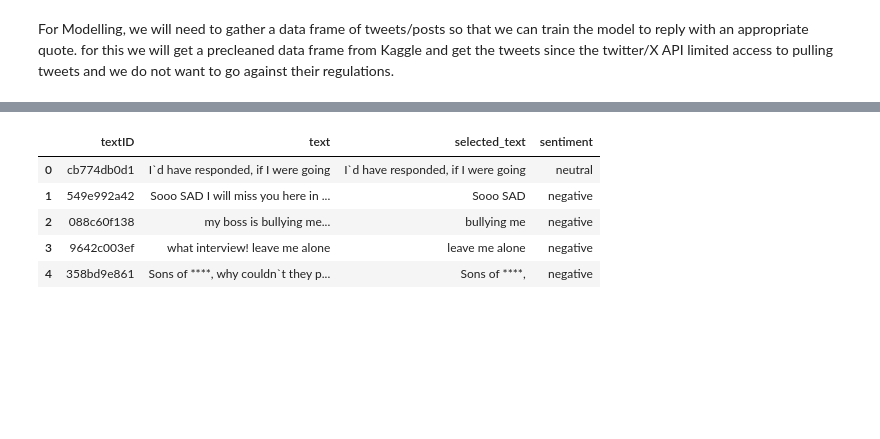
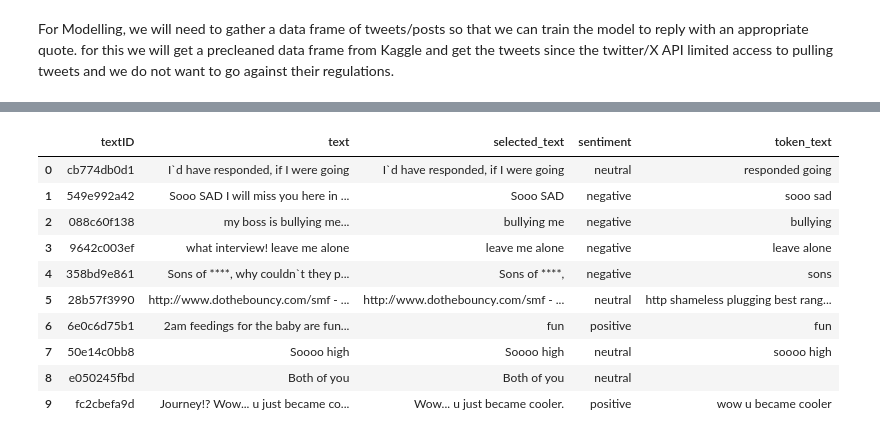
Before and after one commit to I-Macharia/Everyday_Quotes, a Jupyter notebook: Quotes.ipynb, the cells around one changed output, grey strips where cells are left out. Cells and saved outputs as stored; diff of their text form; code cells hidden in the pictures; blank space fills up the shorter version.

```diff
--- a/Quotes.ipynb
+++ b/Quotes.ipynb
@@ -446,0 +429,24 @@ Error:
+# %%
+def preprocesss_text(text):
+    """
+    Preprocesses the given text by converting it to lowercase, tokenizing it, removing stopwords, and joining the tokens back into text.
+
+    Parameters:
+    - text (str): The input text.
+
+    Returns:
+    - str: The preprocessed text.
+    """
+    if isinstance(text, float):
+        # Return an empty string for float values
+        return ''
+    # Lowercase
+    text = text.lower()
+    # Tokenization
+    tokens = word_tokenize(text)
+    # Remove stopwords
+    stop_words = set(stopwords.words('english'))
+    tokens = [word for word in tokens if word.isalnum() and word not in stop_words]
+    return ' '.join(tokens)
+# %%
+tweets['token_text'] = tweets['selected_text'].apply(preprocesss_text)
@@ -518,10 +593,15 @@ Index(['Author Name', 'Tags', 'quote', 'author', 'quote_2', 'author_2'], dtype='
 # %%
-tweets.head()
+tweets.head(10)
 # %% [output]
-|  | textID | text | selected_text | sentiment |
-| 0 | cb774db0d1 | I`d have responded, if I were going | I`d have responded, if I were going | neutral |
-| 1 | 549e992a42 | Sooo SAD I will miss you here in ... | Sooo SAD | negative |
-| 2 | 088c60f138 | my boss is bullying me... | bullying me | negative |
-| 3 | 9642c003ef | what interview! leave me alone | leave me alone | negative |
-| 4 | 358bd9e861 | Sons of ****, why couldn`t they p... | Sons of ****, | negative |
+|  | textID | text | selected_text | sentiment | token_text |
+| 0 | cb774db0d1 | I`d have responded, if I were going | I`d have responded, if I were going | neutral | responded going |
+| 1 | 549e992a42 | Sooo SAD I will miss you here in ... | Sooo SAD | negative | sooo sad |
+| 2 | 088c60f138 | my boss is bullying me... | bullying me | negative | bullying |
+| 3 | 9642c003ef | what interview! leave me alone | leave me alone | negative | leave alone |
+| 4 | 358bd9e861 | Sons of ****, why couldn`t they p... | Sons of ****, | negative | sons |
+| 5 | 28b57f3990 | http://www.dothebouncy.com/smf - ... | http://www.dothebouncy.com/smf - ... | neutral | http shameless plugging best rang... |
+| 6 | 6e0c6d75b1 | 2am feedings for the baby are fun... | fun | positive | fun |
+| 7 | 50e14c0bb8 | Soooo high | Soooo high | neutral | soooo high |
+| 8 | e050245fbd | Both of you | Both of you | neutral |  |
+| 9 | fc2cbefa9d | Journey!? Wow... u just became co... | Wow... u just became cooler. | positive | wow u became cooler |
 # %%
```
Also changed, not shown: parts of 37 cells of this notebook, 1 other file.
